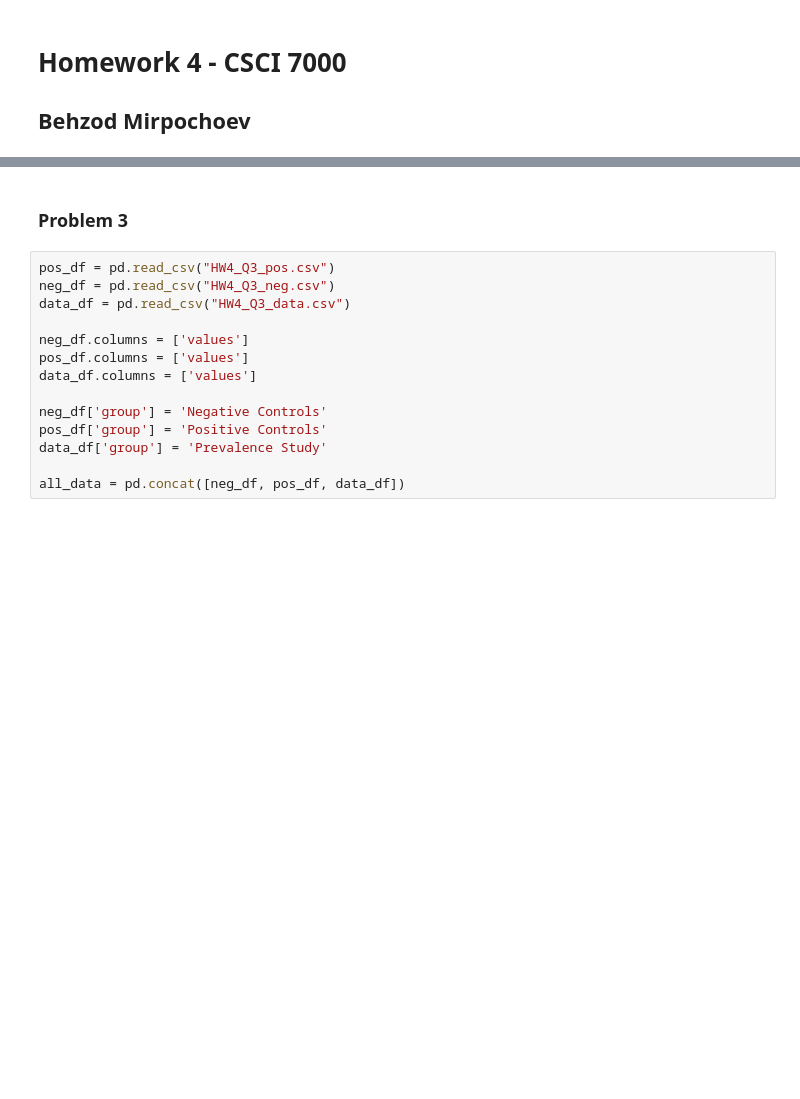
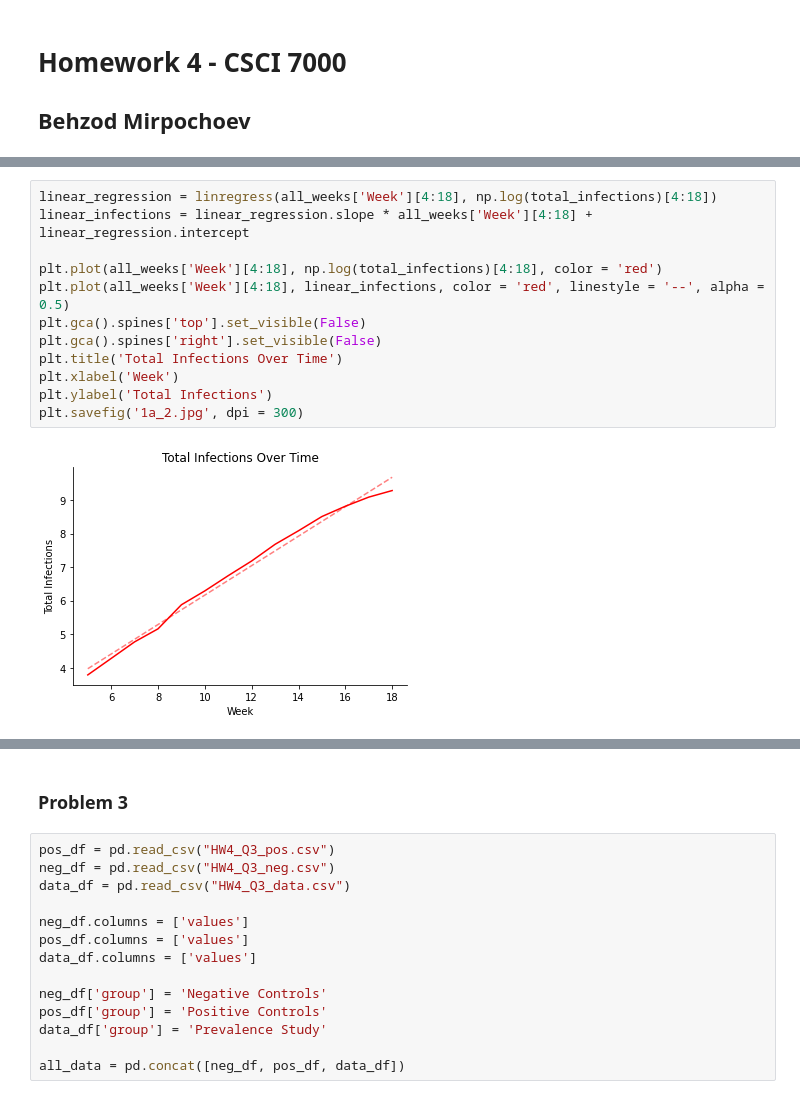
Before and after one commit to behzodcu/idm, a Jupyter notebook: hw4/hw4.ipynb, the cells around one changed output, grey strips where cells are left out. Drawn from its saved outputs; the diff is of its cells as text; blank space fills up the shorter version.

```diff
--- a/hw4/hw4.ipynb
+++ b/hw4/hw4.ipynb
@@ -14,0 +44,14 @@ measuring 1/10 cases, actual cases are 10x what they should be
+# %%
+linear_regression = linregress(all_weeks['Week'][4:18], np.log(total_infections)[4:18])
+linear_infections = linear_regression.slope * all_weeks['Week'][4:18] + linear_regression.intercept
+
+plt.plot(all_weeks['Week'][4:18], np.log(total_infections)[4:18], color = 'red')
+plt.plot(all_weeks['Week'][4:18], linear_infections, color = 'red', linestyle = '--', alpha = 0.5)
+plt.gca().spines['top'].set_visible(False)
+plt.gca().spines['right'].set_visible(False)
+plt.title('Total Infections Over Time')
+plt.xlabel('Week')
+plt.ylabel('Total Infections')
+plt.savefig('1a_2.jpg', dpi = 300)
+# %% [output]
+[figure, added]
```
Also changed, not shown: parts of 9 cells of this notebook.
